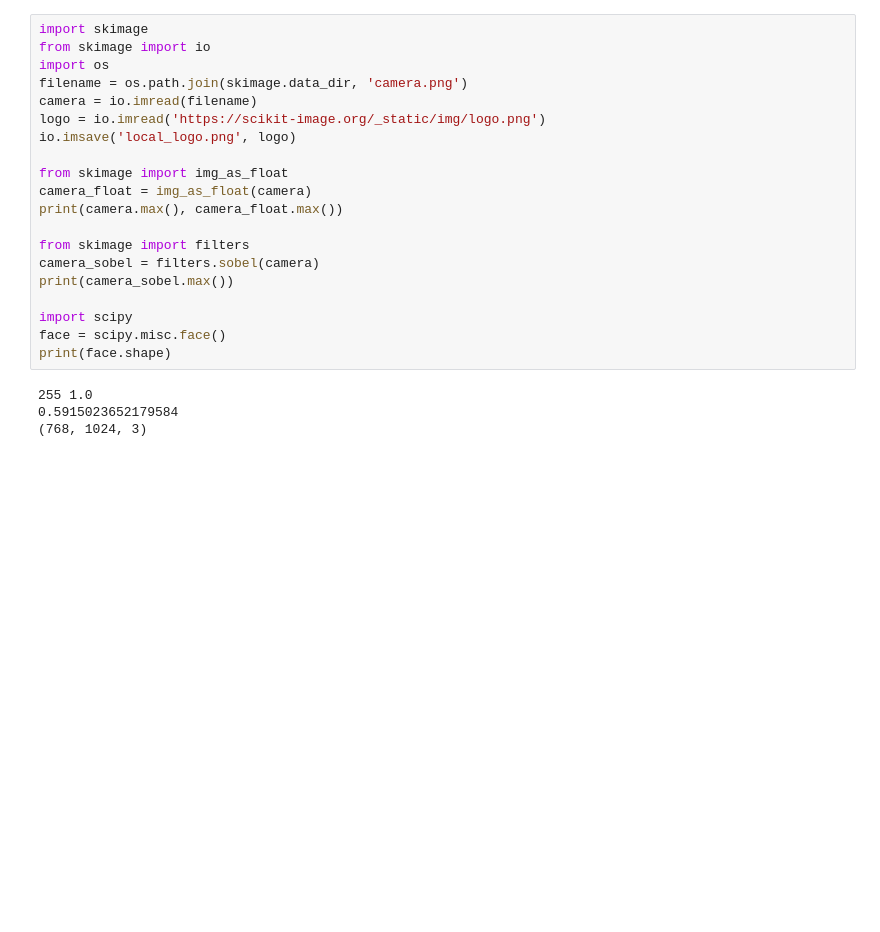
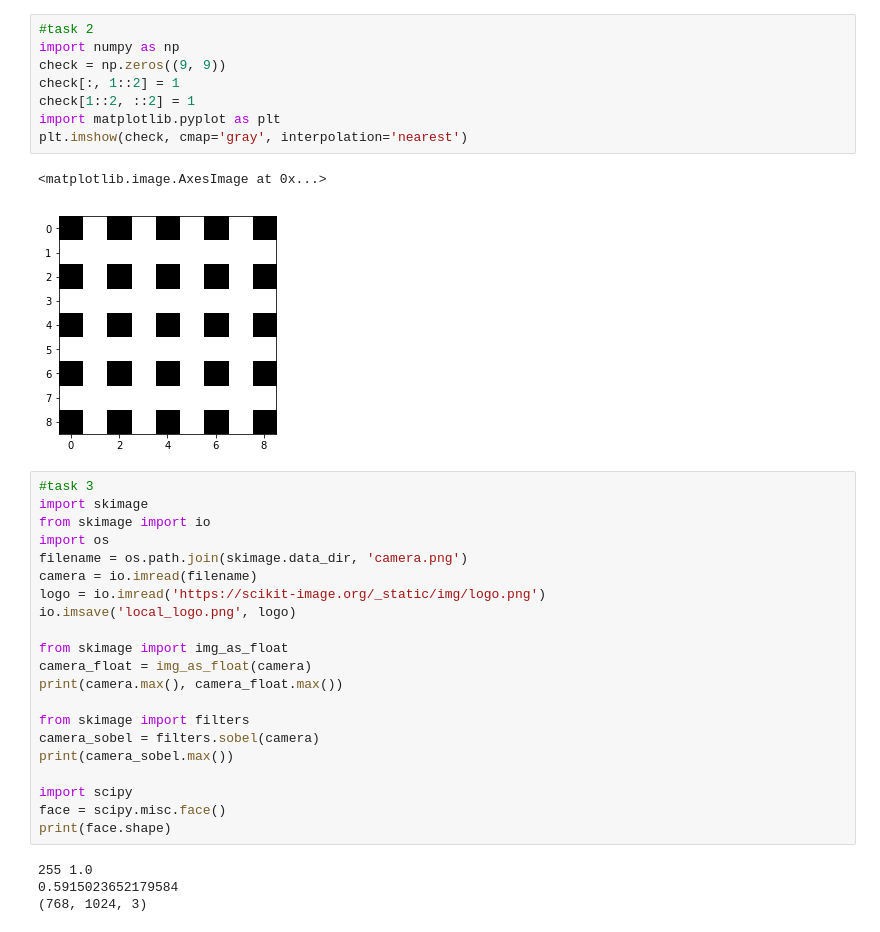
Before and after one commit to polilog/PythonLabs, a Jupyter notebook: lab2.ipynb, the cells around one changed output. Drawn from its saved outputs; the diff is of its cells as text; blank space fills up the shorter version.

```diff
--- a/lab2.ipynb
+++ b/lab2.ipynb
@@ -1,4 +96,16 @@
+# %%
+#task 2
+import numpy as np
+check = np.zeros((9, 9))
+check[:, 1::2] = 1
+check[1::2, ::2] = 1
+import matplotlib.pyplot as plt
+plt.imshow(check, cmap='gray', interpolation='nearest')
+# %% [output]
+<matplotlib.image.AxesImage at 0x...>
+[figure, added]
 # %%
+#task 3
 import skimage
 from skimage import io
 import os
```
Also changed, not shown: parts of 6 cells of this notebook, 2 other files.
